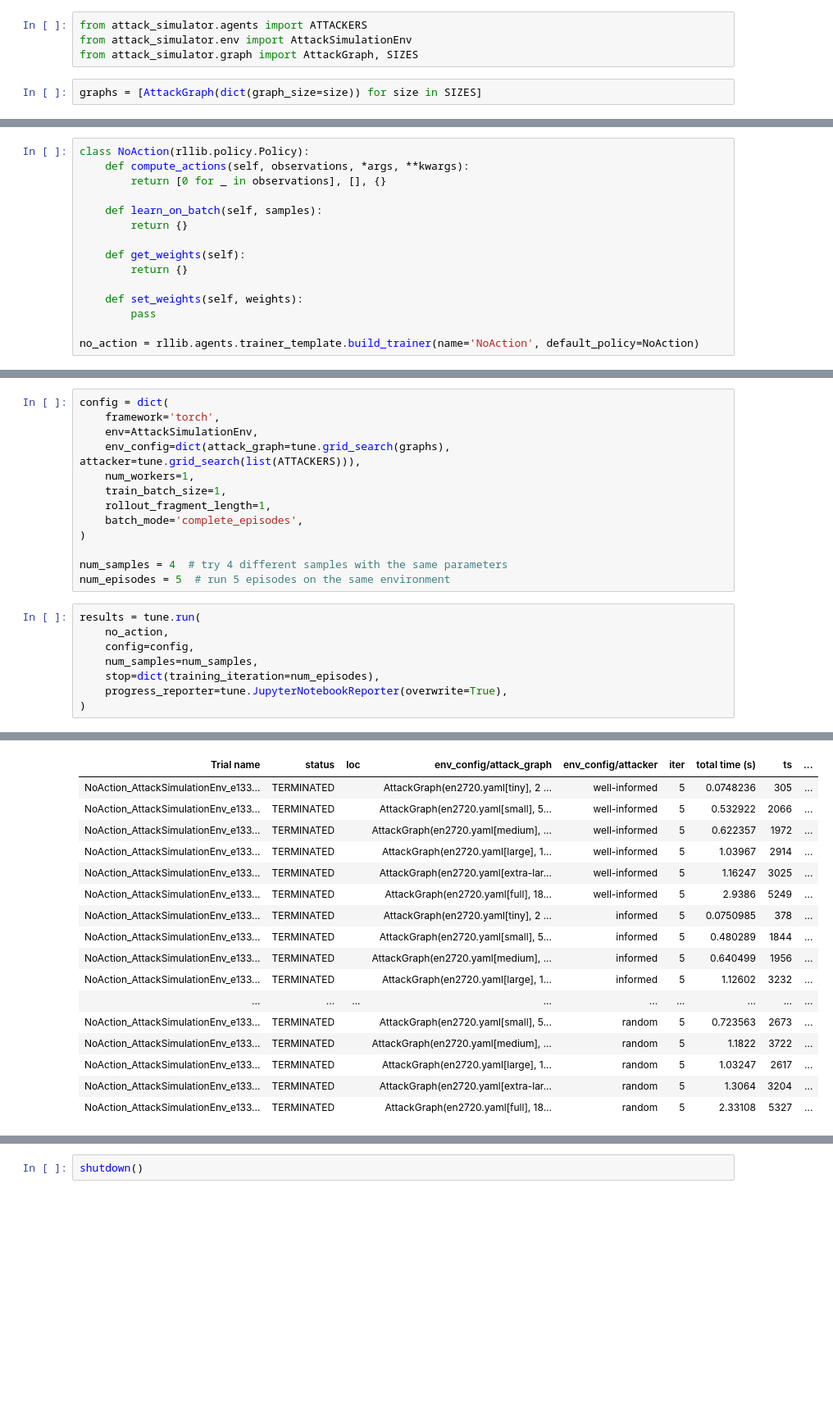
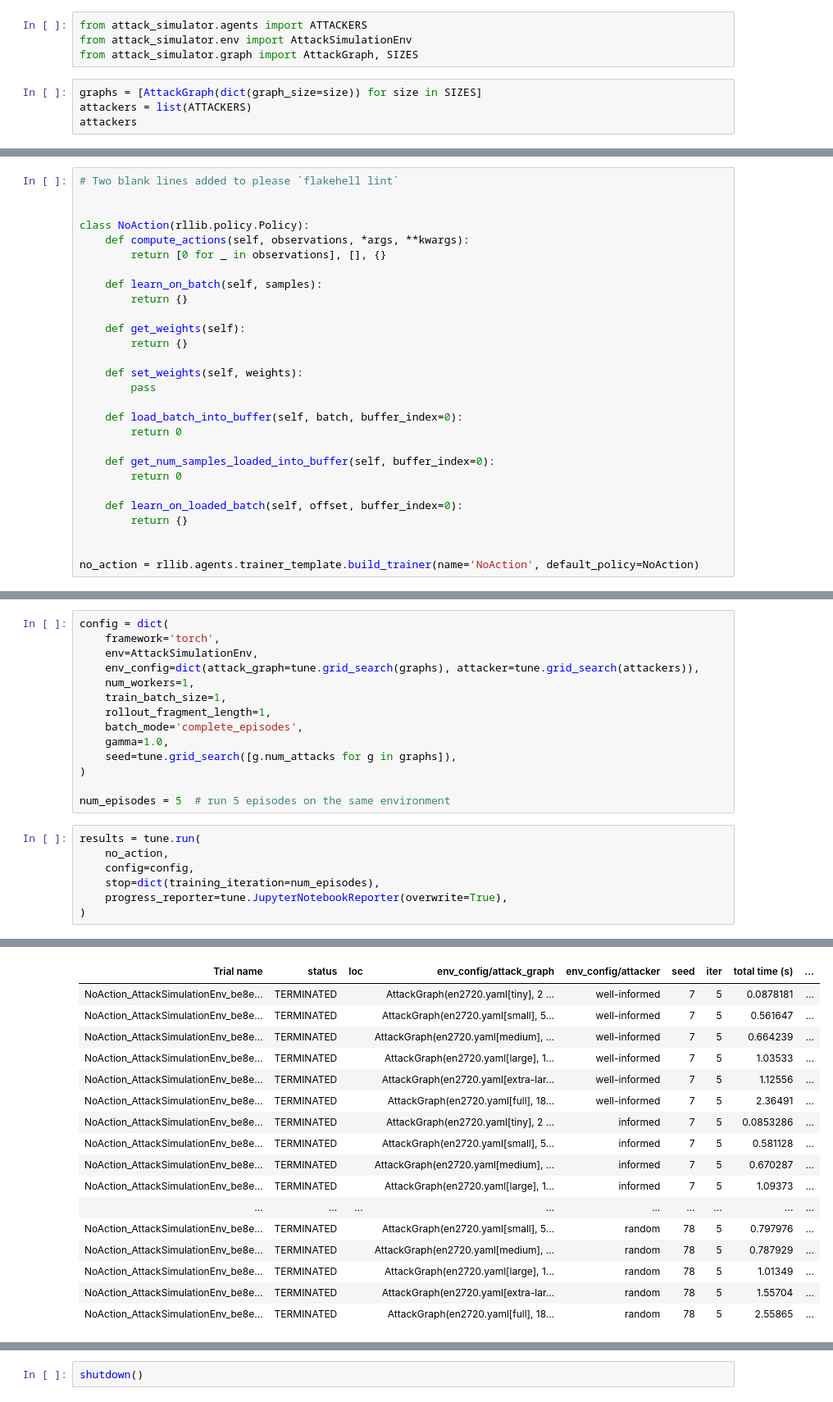
Before and after one commit to KTH-SSAS/cyber-attack-simulator, a Jupyter notebook: notebooks/length-check.ipynb, the cells around one changed output, grey strips where cells are left out. Shown: that part at 82% size. Saved outputs shown, nothing was run; the diff lists cells and outputs as text; blank space fills up the shorter version.

```diff
--- a/notebooks/length-check.ipynb
+++ b/notebooks/length-check.ipynb
@@ -11,6 +10,8 @@ from attack_simulator.env import AttackSimulationEnv
 from attack_simulator.graph import AttackGraph, SIZES
 # %%
 graphs = [AttackGraph(dict(graph_size=size)) for size in SIZES]
+attackers = list(ATTACKERS)
+attackers
 # %% [output]
 AttackGraph(en2720.yaml[tiny], 2 services, 7 attack steps)
 AttackGraph(en2720.yaml[small], 5 services, 27 attack steps)
@@ -21,4 +23,7 @@ AttackGraph(en2720.yaml[full], 18 services, 78 attack steps)
 # %%
+# Two blank lines added to please `flakehell lint`
+
+
 class NoAction(rllib.policy.Policy):
     def compute_actions(self, observations, *args, **kwargs):
         return [0 for _ in observations], [], {}
@@ -32,6 +37,16 @@ class NoAction(rllib.policy.Policy):
     def set_weights(self, weights):
         pass
 
+    def load_batch_into_buffer(self, batch, buffer_index=0):
+        return 0
+
+    def get_num_samples_loaded_into_buffer(self, buffer_index=0):
+        return 0
+
+    def learn_on_loaded_batch(self, offset, buffer_index=0):
+        return {}
+
+
 no_action = rllib.agents.trainer_template.build_trainer(name='NoAction', default_policy=NoAction)
 # %%
 if os.path.isdir('/var/run/secrets/kubernetes.io'):  # inside k8s pod
@@ -56,20 +71,20 @@ init(**args)
 config = dict(
     framework='torch',
     env=AttackSimulationEnv,
-    env_config=dict(attack_graph=tune.grid_search(graphs), attacker=tune.grid_search(list(ATTACKERS))),
+    env_config=dict(attack_graph=tune.grid_search(graphs), attacker=tune.grid_search(attackers)),
     num_workers=1,
     train_batch_size=1,
     rollout_fragment_length=1,
     batch_mode='complete_episodes',
+    gamma=1.0,
+    seed=tune.grid_search([g.num_attacks for g in graphs]),
 )
 
-num_samples = 4  # try 4 different samples with the same parameters
 num_episodes = 5  # run 5 episodes on the same environment
 # %%
 results = tune.run(
     no_action,
     config=config,
-    num_samples=num_samples,
     stop=dict(training_iteration=num_episodes),
     progress_reporter=tune.JupyterNotebookReporter(overwrite=True),
 )
@@ -83,17 +98,17 @@ Number of trials: 96/96 (96 TERMINATED)
-| Trial name | status | loc | env_config/attack_graph | env_config/attacker | iter | total time (s) | ts | ... |
-| NoAction_AttackSimulationEnv_e133... | TERMINATED |  | AttackGraph(en2720.yaml[tiny], 2 ... | well-informed | 5 | 0.0748236 | 305 | ... |
-| NoAction_AttackSimulationEnv_e133... | TERMINATED |  | AttackGraph(en2720.yaml[small], 5... | well-informed | 5 | 0.532922 | 2066 | ... |
-| NoAction_AttackSimulationEnv_e133... | TERMINATED |  | AttackGraph(en2720.yaml[medium], ... | well-informed | 5 | 0.622357 | 1972 | ... |
-| NoAction_AttackSimulationEnv_e133... | TERMINATED |  | AttackGraph(en2720.yaml[large], 1... | well-informed | 5 | 1.03967 | 2914 | ... |
-| NoAction_AttackSimulationEnv_e133... | TERMINATED |  | AttackGraph(en2720.yaml[extra-lar... | well-informed | 5 | 1.16247 | 3025 | ... |
-| NoAction_AttackSimulationEnv_e133... | TERMINATED |  | AttackGraph(en2720.yaml[full], 18... | well-informed | 5 | 2.9386 | 5249 | ... |
-| NoAction_AttackSimulationEnv_e133... | TERMINATED |  | AttackGraph(en2720.yaml[tiny], 2 ... | informed | 5 | 0.0750985 | 378 | ... |
-| NoAction_AttackSimulationEnv_e133... | TERMINATED |  | AttackGraph(en2720.yaml[small], 5... | informed | 5 | 0.480289 | 1844 | ... |
-| NoAction_AttackSimulationEnv_e133... | TERMINATED |  | AttackGraph(en2720.yaml[medium], ... | informed | 5 | 0.640499 | 1956 | ... |
-| NoAction_AttackSimulationEnv_e133... | TERMINATED |  | AttackGraph(en2720.yaml[large], 1... | informed | 5 | 1.12602 | 3232 | ... |
+| Trial name | status | loc | env_config/attack_graph | env_config/attacker | seed | iter | total time (s) | ... |
+| NoAction_AttackSimulationEnv_be8e... | TERMINATED |  | AttackGraph(en2720.yaml[tiny], 2 ... | well-informed | 7 | 5 | 0.0878181 | ... |
+| NoAction_AttackSimulationEnv_be8e... | TERMINATED |  | AttackGraph(en2720.yaml[small], 5... | well-informed | 7 | 5 | 0.561647 | ... |
+| NoAction_AttackSimulationEnv_be8e... | TERMINATED |  | AttackGraph(en2720.yaml[medium], ... | well-informed | 7 | 5 | 0.664239 | ... |
+| NoAction_AttackSimulationEnv_be8e... | TERMINATED |  | AttackGraph(en2720.yaml[large], 1... | well-informed | 7 | 5 | 1.03533 | ... |
+| NoAction_AttackSimulationEnv_be8e... | TERMINATED |  | AttackGraph(en2720.yaml[extra-lar... | well-informed | 7 | 5 | 1.12556 | ... |
+| NoAction_AttackSimulationEnv_be8e... | TERMINATED |  | AttackGraph(en2720.yaml[full], 18... | well-informed | 7 | 5 | 2.36491 | ... |
+| NoAction_AttackSimulationEnv_be8e... | TERMINATED |  | AttackGraph(en2720.yaml[tiny], 2 ... | informed | 7 | 5 | 0.0853286 | ... |
+| NoAction_AttackSimulationEnv_be8e... | TERMINATED |  | AttackGraph(en2720.yaml[small], 5... | informed | 7 | 5 | 0.581128 | ... |
+| NoAction_AttackSimulationEnv_be8e... | TERMINATED |  | AttackGraph(en2720.yaml[medium], ... | informed | 7 | 5 | 0.670287 | ... |
+| NoAction_AttackSimulationEnv_be8e... | TERMINATED |  | AttackGraph(en2720.yaml[large], 1... | informed | 7 | 5 | 1.09373 | ... |
 | ... | ... | ... | ... | ... | ... | ... | ... | ... |
-| NoAction_AttackSimulationEnv_e133... | TERMINATED |  | AttackGraph(en2720.yaml[small], 5... | random | 5 | 0.723563 | 2673 | ... |
-| NoAction_AttackSimulationEnv_e133... | TERMINATED |  | AttackGraph(en2720.yaml[medium], ... | random | 5 | 1.1822 | 3722 | ... |
-| NoAction_AttackSimulationEnv_e133... | TERMINATED |  | AttackGraph(en2720.yaml[large], 1... | random | 5 | 1.03247 | 2617 | ... |
-| NoAction_AttackSimulationEnv_e133... | TERMINATED |  | AttackGraph(en2720.yaml[extra-lar... | random | 5 | 1.3064 | 3204 | ... |
-| NoAction_AttackSimulationEnv_e133... | TERMINATED |  | AttackGraph(en2720.yaml[full], 18... | random | 5 | 2.33108 | 5327 | ... |
+| NoAction_AttackSimulationEnv_be8e... | TERMINATED |  | AttackGraph(en2720.yaml[small], 5... | random | 78 | 5 | 0.797976 | ... |
+| NoAction_AttackSimulationEnv_be8e... | TERMINATED |  | AttackGraph(en2720.yaml[medium], ... | random | 78 | 5 | 0.787929 | ... |
+| NoAction_AttackSimulationEnv_be8e... | TERMINATED |  | AttackGraph(en2720.yaml[large], 1... | random | 78 | 5 | 1.01349 | ... |
+| NoAction_AttackSimulationEnv_be8e... | TERMINATED |  | AttackGraph(en2720.yaml[extra-lar... | random | 78 | 5 | 1.55704 | ... |
+| NoAction_AttackSimulationEnv_be8e... | TERMINATED |  | AttackGraph(en2720.yaml[full], 18... | random | 78 | 5 | 2.55865 | ... |
```
Also changed, not shown: parts of 9 cells of this notebook, 1 other file.
